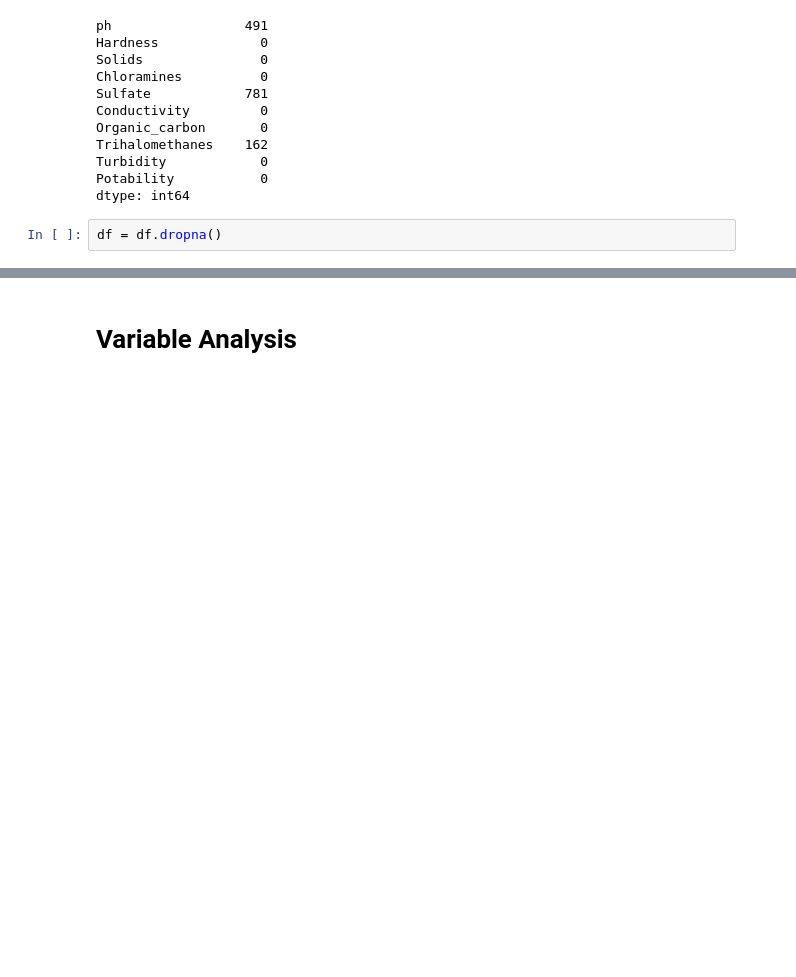
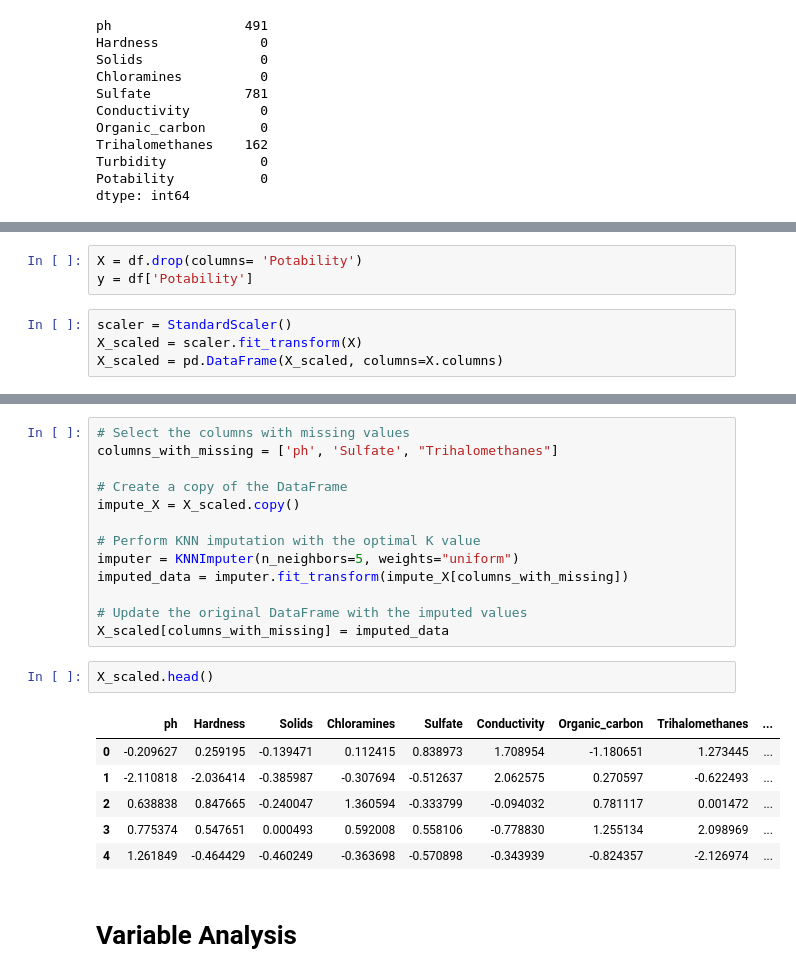
Before and after one commit to catherineerickson/STAT-303-3-Project, a Jupyter notebook: Project EDA.ipynb, the cells around one changed output, grey strips where cells are left out. Drawn from its saved outputs; the diff is of its cells as text; blank space fills up the shorter version.

Commit message:
EDA has KNN imputation code

```diff
--- a/Project EDA.ipynb
+++ b/Project EDA.ipynb
@@ -89,5 +131,3 @@ Trihalomethanes    162
 Turbidity            0
 Potability           0
 dtype: int64
-# %%
-df = df.dropna()
@@ -121,0 +136,7 @@ df.describe()
+# %%
+X = df.drop(columns= 'Potability')
+y = df['Potability']
+# %%
+scaler = StandardScaler()
+X_scaled = scaler.fit_transform(X)
+X_scaled = pd.DataFrame(X_scaled, columns=X.columns)
@@ -122,3 +199,25 @@ df.describe()
+# %%
+# Select the columns with missing values
+columns_with_missing = ['ph', 'Sulfate', "Trihalomethanes"]
+
+# Create a copy of the DataFrame
+impute_X = X_scaled.copy()
+
+# Perform KNN imputation with the optimal K value
+imputer = KNNImputer(n_neighbors=5, weights="uniform")
+imputed_data = imputer.fit_transform(impute_X[columns_with_missing])
+
+# Update the original DataFrame with the imputed values
+X_scaled[columns_with_missing] = imputed_data
+# %%
+X_scaled.head()
+# %% [output]
+|  | ph | Hardness | Solids | Chloramines | Sulfate | Conductivity | Organic_carbon | Trihalomethanes | ... |
+| 0 | -0.209627 | 0.259195 | -0.139471 | 0.112415 | 0.838973 | 1.708954 | -1.180651 | 1.273445 | ... |
+| 1 | -2.110818 | -2.036414 | -0.385987 | -0.307694 | -0.512637 | 2.062575 | 0.270597 | -0.622493 | ... |
+| 2 | 0.638838 | 0.847665 | -0.240047 | 1.360594 | -0.333799 | -0.094032 | 0.781117 | 0.001472 | ... |
+| 3 | 0.775374 | 0.547651 | 0.000493 | 0.592008 | 0.558106 | -0.778830 | 1.255134 | 2.098969 | ... |
+| 4 | 1.261849 | -0.464429 | -0.460249 | -0.363698 | -0.570898 | -0.343939 | -0.824357 | -2.126974 | ... |
 # %% [markdown]
 # Variable Analysis
 # %%
```
Also changed, not shown: parts of 17 cells of this notebook, 1 other file.
